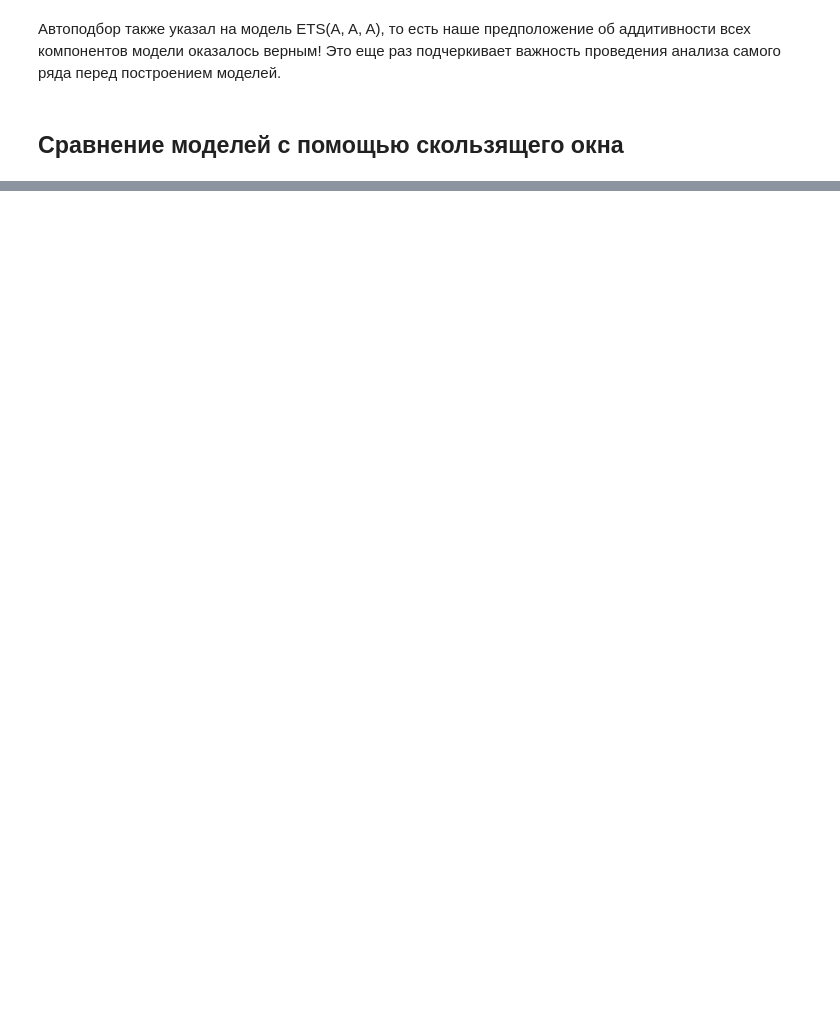
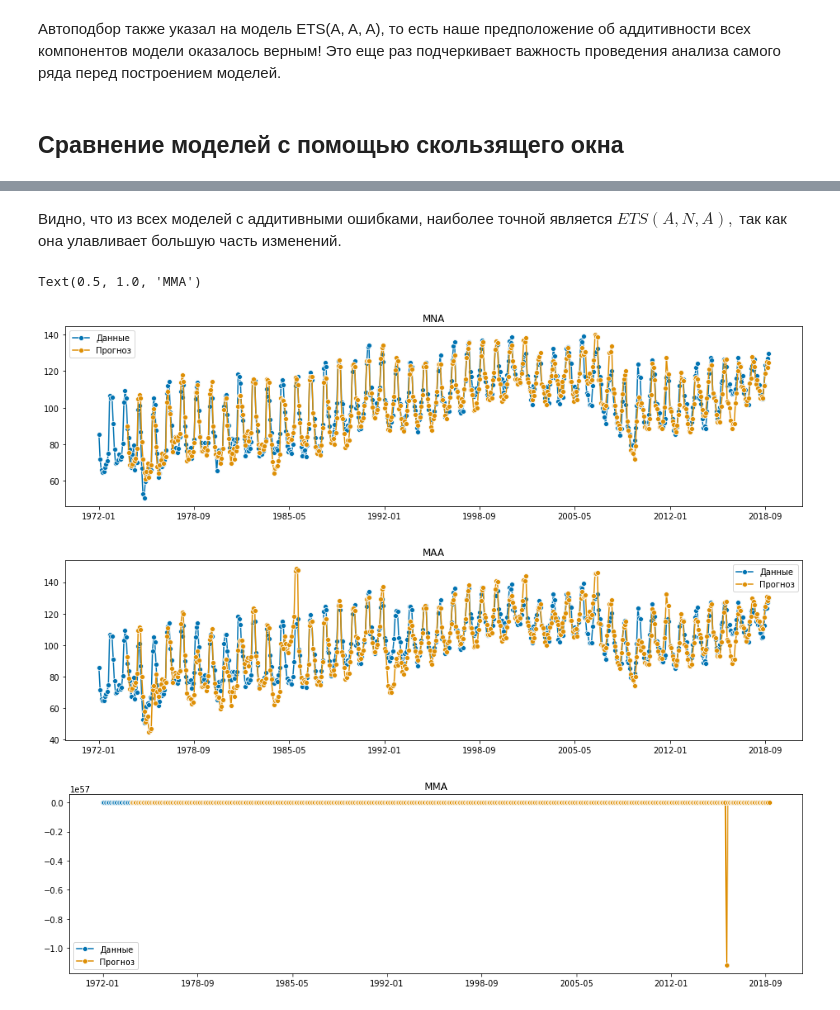
Before and after one commit to bdemeshev/tssp_tutorials_2020_21, a Jupyter notebook: Tutorial_time_series.ipynb, the cells around one changed output, grey strips where cells are left out. Cells and saved outputs as stored; diff of their text form; code cells hidden in the pictures; blank space fills up the shorter version.

```diff
--- a/Tutorial_time_series.ipynb
+++ b/Tutorial_time_series.ipynb
@@ -345,0 +480,16 @@ Warnings:
+# %% [markdown]
+Видно, что из всех моделей с аддитивными ошибками, наиболее точной является $ETS(A, N, A),$ так как она улавливает большую часть изменений.
+# %%
+fig, ax4 = plot_series(y, sliding_window(y, error='mul', seasonal = 'add', sp=12, window_size=24, horizon_size=12), labels=['Данные', 'Прогноз'])
+ax4.set_title("MNA")
+
+fig, ax5 = plot_series(y, sliding_window(y, error='mul',  trend = 'add', seasonal = 'add', sp=12, window_size=24, horizon_size=12), labels=['Данные', 'Прогноз'])
+ax5.set_title("MAA")
+
+fig, ax6 = plot_series(y, sliding_window(y, error='mul', trend = 'mul', seasonal = 'add', sp=12, window_size=24, horizon_size=12), labels=['Данные', 'Прогноз'])
+ax6.set_title("MMA")
+# %% [output]
+Text(0.5, 1.0, 'MMA')
+[figure, added]
+[figure, added]
+[figure, added]
```
Also changed, not shown: parts of 34 cells of this notebook.
